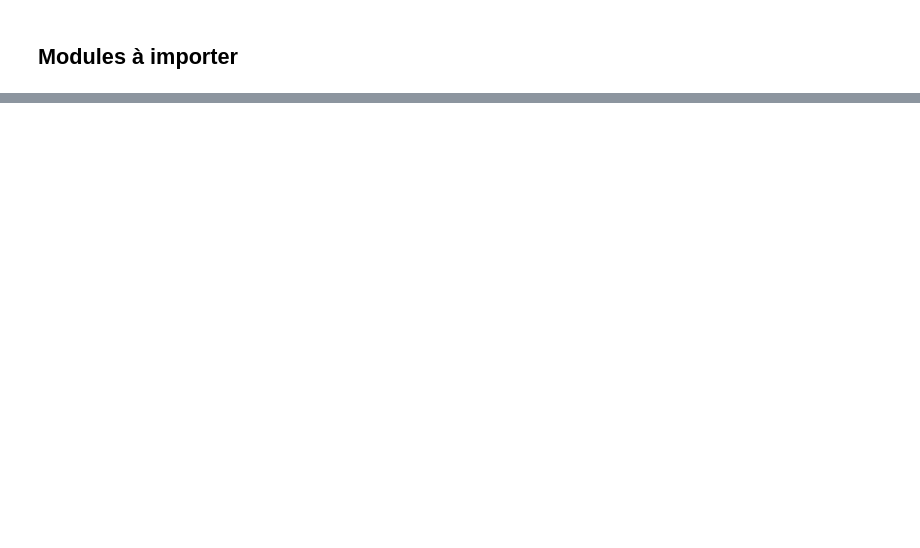
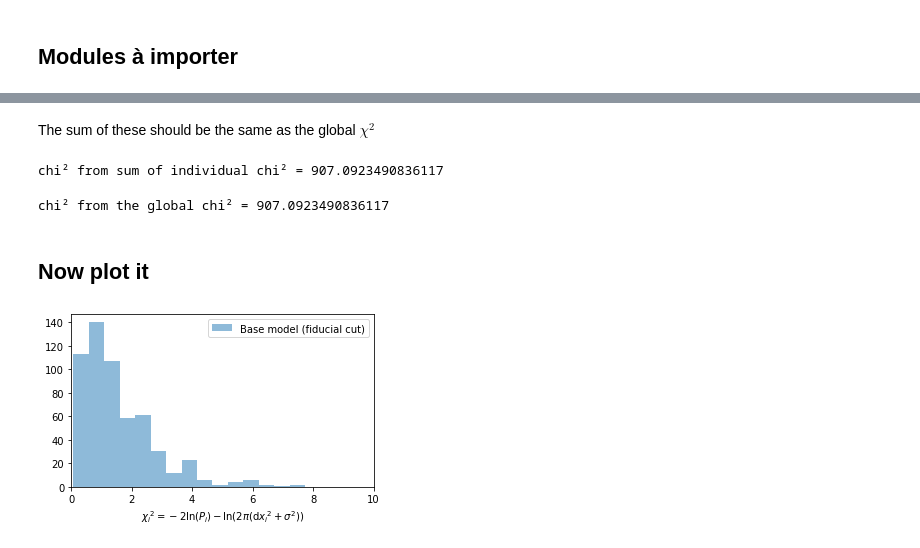
Before and after one commit to Nora-n/variaIa, a Jupyter notebook: notebooks/Drafts/chi2_test.ipynb, the cells around one changed output, grey strips where cells are left out. Saved outputs shown, nothing was run; the diff lists cells and outputs as text; code cells hidden in the pictures; blank space fills up the shorter version.

Commit message:
Chi² tests

```diff
--- a/notebooks/Drafts/chi2_test.ipynb
+++ b/notebooks/Drafts/chi2_test.ipynb
@@ -201,0 +279,12 @@ np.sum(np.log(2*np.pi*(dx1**2 + sigma**2)))
+# %%
+ind = 0
+k = modèles[ind]
+# %%
+lnL = -2*np.log(k.likelihood_tot(k.info,
+                                 k.stretchs,
+                                 k.stretchs_err,
+                                 k.param['aa'],
+                                 k.param['mu_1'],
+                                 k.param['sigma_1'],
+                                 k.param['mu_2'],
+                                 k.param['sigma_2']))
@@ -201,0 +297,2 @@ np.sum(np.log(2*np.pi*(dx1**2 + sigma**2)))
+# %%
+sigma2 = k.stretchs_err**2 + np.mean([k.param['sigma_1']**2, k.param['sigma_2']**2])
@@ -201,0 +301,31 @@ np.sum(np.log(2*np.pi*(dx1**2 + sigma**2)))
+# %%
+chi2 = lnL - np.log(2*np.pi*sigma2)
+# %% [markdown]
+The sum of these should be the same as the global $\chi^2$
+# %%
+print('chi² from sum of individual chi² =', np.sum(chi2))
+# %% [output]
+chi² from sum of individual chi² = 907.0923490836117
+# %%
+print('chi² from the global chi² =', k.get_logl()-np.sum(np.log(2*np.pi*sigma2)))
+# %% [output]
+chi² from the global chi² = 907.0923490836117
+# %% [markdown]
+## Now plot it
+# %%
+fig = plt.figure(figsize=[6,4])
+ax = fig.add_axes([0.15,0.3,0.7,0.6])
+
+ax.hist(chi2, bins=15,
+        color='C0', alpha=.5,
+        label='Base model (fiducial cut)')
+
+ax.set_xlim([0, 10])
+ax.set_xlabel(r'$\chi_i{}^2 = -2\ln(P_i) - \ln(2\pi(\mathrm{d}x_i{}^2 + \sigma^2))$')
+
+ax.legend()
+
+fig.savefig('../../Images/pdf/base_chi2-hist.pdf', bbox_inches='tight')
+fig.savefig('../../Images/png/base_chi2-hist.png', bbox_inches='tight')
+# %% [output]
+[figure, added]
```
Also changed, not shown: parts of 41 cells of this notebook, 59 other files.
